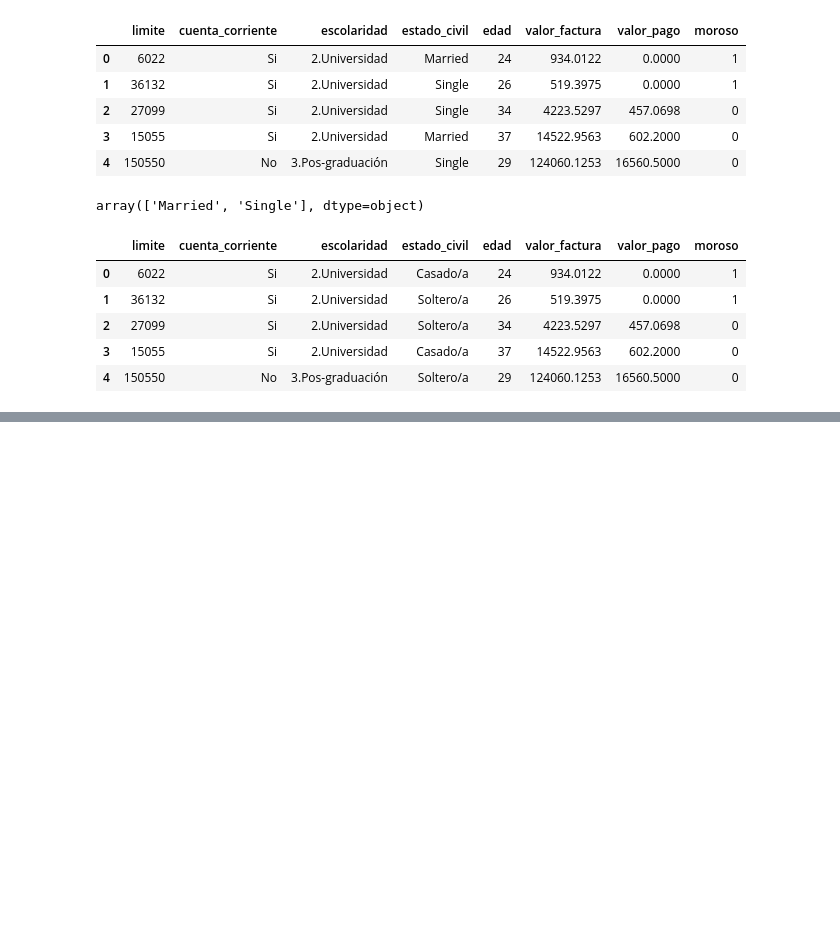
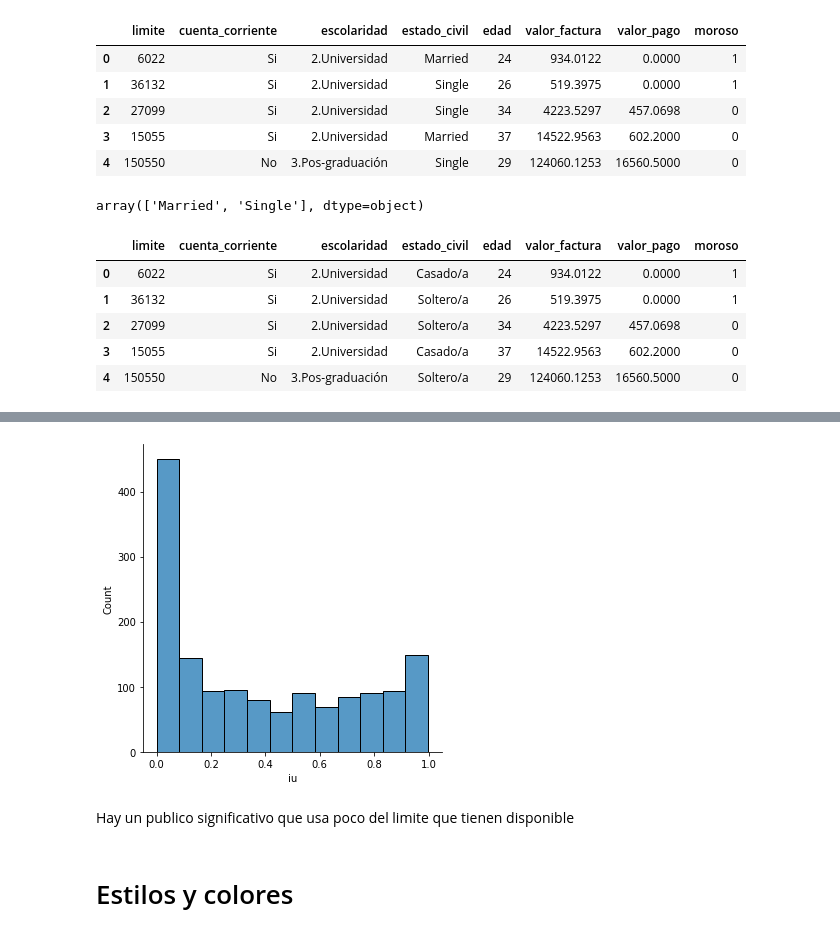
Before and after one commit to exequiel-farias/visualizacion-de-datos, a Jupyter notebook: Analisis_de_datos.ipynb, the cells around one changed output, grey strips where cells are left out. Cells and saved outputs as stored; diff of their text form; code cells hidden in the pictures; blank space fills up the shorter version.

```diff
--- a/Analisis_de_datos.ipynb
+++ b/Analisis_de_datos.ipynb
@@ -164,0 +230,8 @@ tarjetas.head()
+# %%
+sns.displot(data = tarjetas, x = 'iu');
+# %% [output]
+[figure, added]
+# %% [markdown]
+Hay un publico significativo que usa poco del limite que tienen disponible
+# %% [markdown]
+# Estilos y colores
```
Also changed, not shown: parts of 16 cells of this notebook.
